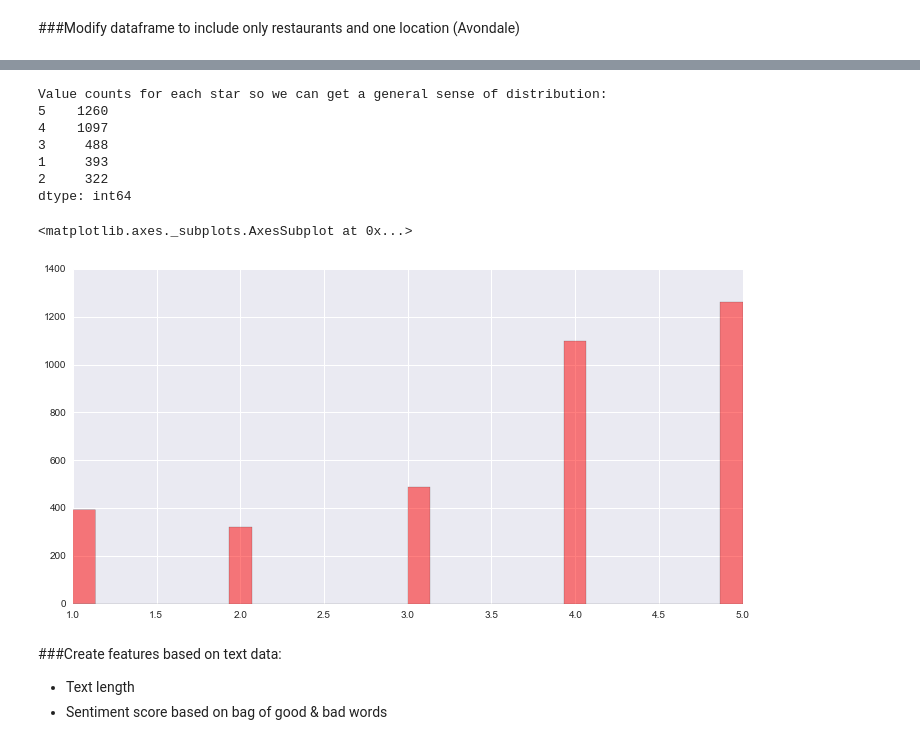
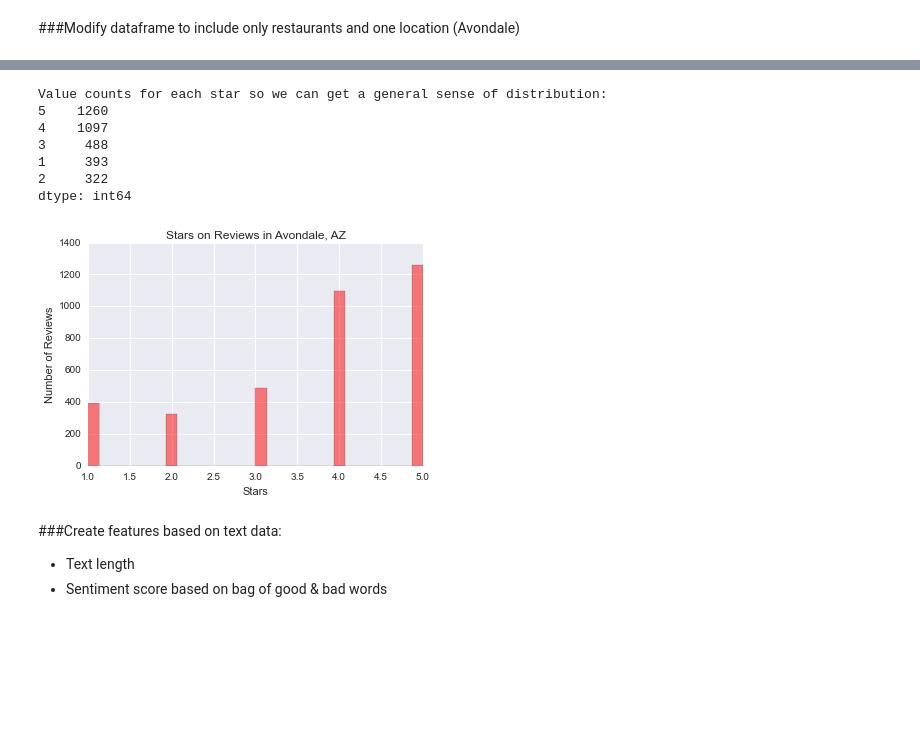
Before and after one commit to samchu8/Final-Project, a Jupyter notebook: Yelp Review Text Analysis - PRESENTATION.ipynb, the cells around one changed output, grey strips where cells are left out. Cells and saved outputs as stored; diff of their text form; code cells hidden in the pictures; blank space fills up the shorter version.

```diff
--- a/Yelp Review Text Analysis - PRESENTATION.ipynb
+++ b/Yelp Review Text Analysis - PRESENTATION.ipynb
@@ -74,22 +73,24 @@ reviews.head()
 # %%
 text = reviews['text']
 stars = reviews['stars']
 
+sns.set_style('darkgrid')
+stars.hist(color='red', alpha=0.5, bins = 30)
+plt.xlabel('Stars')
+plt.ylabel('Number of Reviews')
+plt.title('Stars on Reviews in Avondale, AZ')
+
 print "Value counts for each star so we can get a general sense of distribution:"
 print stars.value_counts()
-sns.set_style('darkgrid')
-plt.figure(figsize=(12,6))
-stars.hist(color='red', alpha=0.5, bins = 30)
 # %% [output]
 Value counts for each star so we can get a general sense of distribution:
 5    1260
 4    1097
 3     488
 1     393
 2     322
 dtype: int64
-<matplotlib.axes._subplots.AxesSubplot at 0x...>
-[figure, old version]
+[figure, new version]
 # %% [markdown]
 ###Create features based on text data:
 - Text length
```
Also changed, not shown: parts of 9 cells of this notebook.
